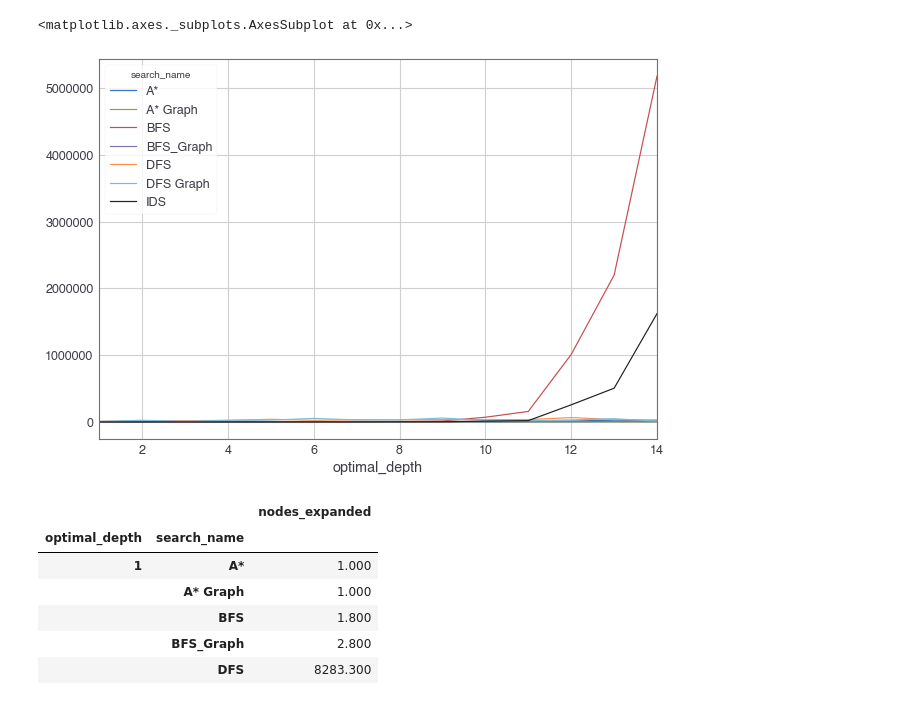
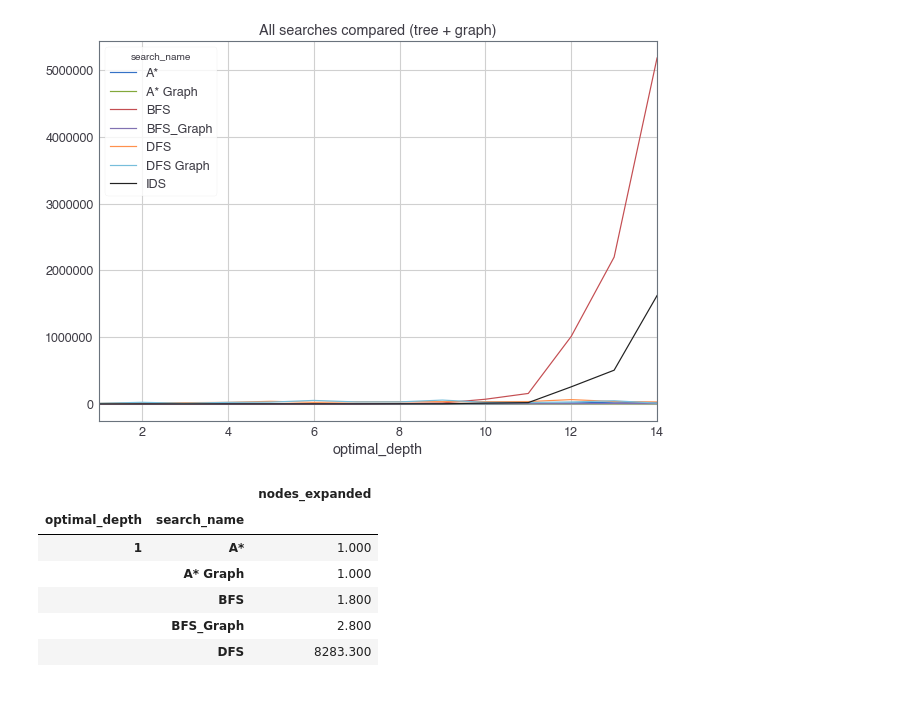
Before and after one commit to subash774/Blocksworld, a Jupyter notebook: src/Results Processing.ipynb, the cells around one changed output. Cells and saved outputs as stored; diff of their text form; code cells hidden in the pictures.

```diff
--- a/src/Results Processing.ipynb
+++ b/src/Results Processing.ipynb
@@ -51,9 +53,12 @@ ax.grid(False)
 # %%
 fig, ax = plt.subplots(figsize=(10,7))
-df[['optimal_depth','search_name','nodes_expanded']].groupby(['optimal_depth','search_name']).mean()['nodes_expanded'].unstack().plot(ax=ax)
+df[['optimal_depth','search_name','nodes_expanded']].groupby(['optimal_depth','search_name']).mean()['nodes_expanded'].unstack().plot(
+    ax=ax,
+    title = "All searches compared (tree + graph)"
+)
+plt.savefig("../FAI Report/images/tree_graph_all.png")
 # %% [output]
-<matplotlib.axes._subplots.AxesSubplot at 0x...>
-[figure, old version]
+[figure, new version]
 # %%
 avg
 # %% [output]
```
Also changed, not shown: parts of 12 cells of this notebook, 22 other files.
